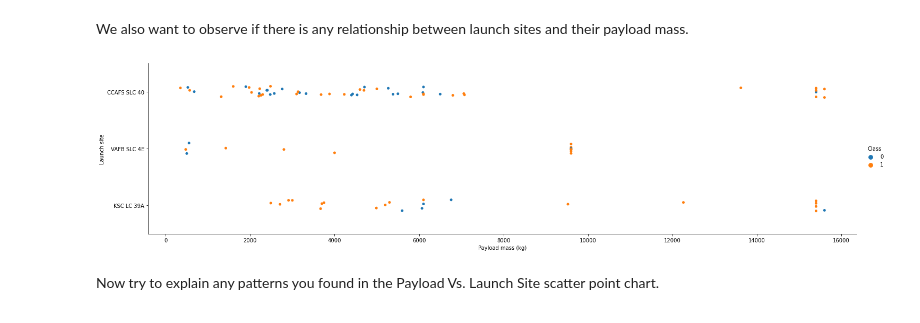
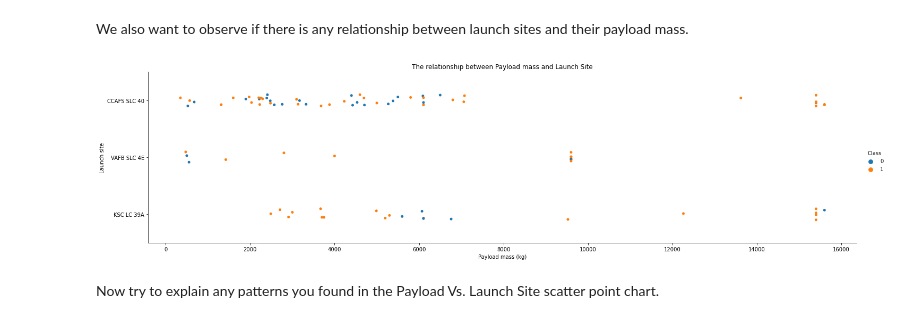
Before and after one commit to bnbbdz/Data_sience_ibm_course_capstone, a Jupyter notebook: 02_Notebook/jupyter-labs-eda-dataviz.ipynb, the cells around one changed output. Cells and saved outputs as stored; diff of their text form; code cells hidden in the pictures.

```diff
--- a/02_Notebook/jupyter-labs-eda-dataviz.ipynb
+++ b/02_Notebook/jupyter-labs-eda-dataviz.ipynb
@@ -103,11 +131,12 @@ We also want to observe if there is any relationship between launch sites and th
 # %%
 # Plot a scatter point chart with x axis to be Pay Load Mass (kg) and y axis to be the launch site, and hue to be the class value
 sns.catplot(data = df, x = 'PayloadMass' , y = 'LaunchSite' , hue = 'Class', aspect = 4)
 plt.xlabel('Payload mass (kg)')
 plt.ylabel('Launch site')
+plt.title('The relationship between Payload mass and Launch Site')
 plt.show()
 # %% [output]
-[figure, old version]
+[figure, new version]
 # %% [markdown]
 Now try to explain any patterns you found in the Payload Vs. Launch Site scatter point chart.
 # %% [markdown]
```
Also changed, not shown: parts of 11 cells of this notebook, 58 other files.
